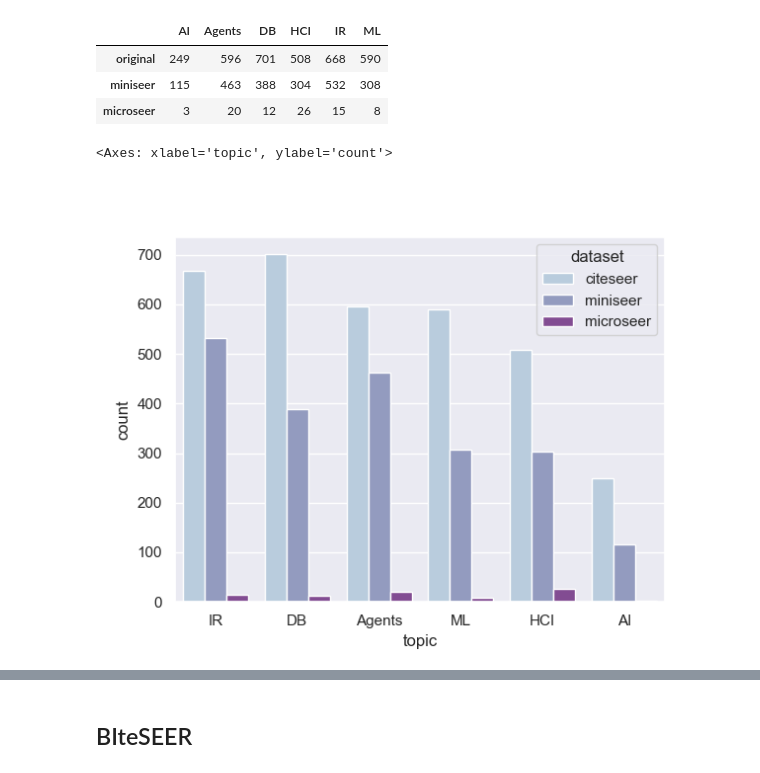
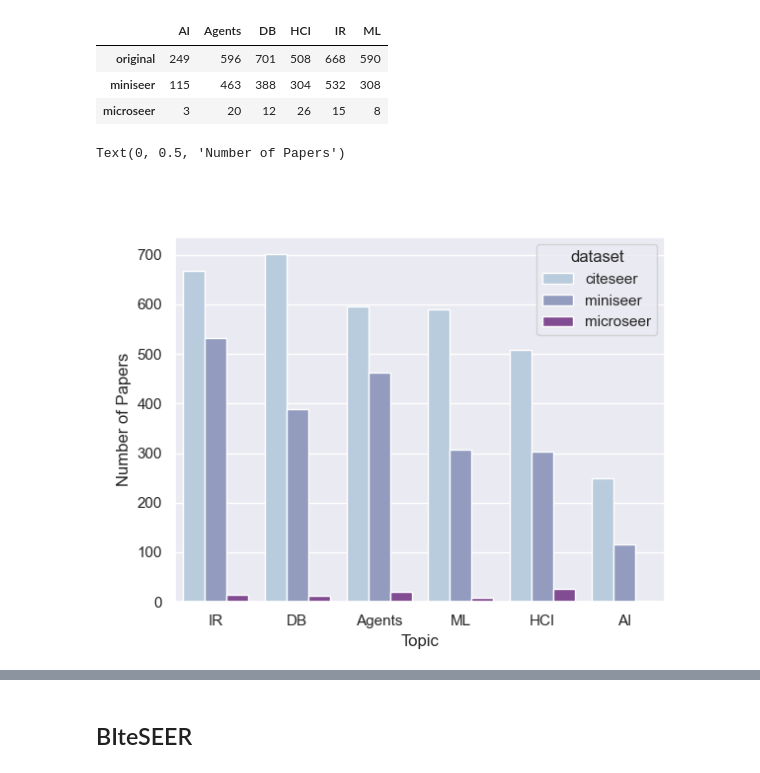
Before and after one commit to prasannadate/sgnn-superneuro, a Jupyter notebook: miniseer_maker.ipynb, the cells around one changed output, grey strips where cells are left out. Saved outputs shown, nothing was run; the diff lists cells and outputs as text; code cells hidden in the pictures.

```diff
--- a/miniseer_maker.ipynb
+++ b/miniseer_maker.ipynb
@@ -439,20 +439,24 @@ categories
 # %%
 def todf(papers, name):
     df = pd.DataFrame([{'name': paper.idx, 'topic': paper.label, 'citations': len(paper.citations)} for paper in papers.values()])
     df['dataset'] = name
     return df
 
 
 data = pd.concat([
     todf(papers, 'citeseer'),
     todf(miniseer, 'miniseer'),
     todf(microseer, 'microseer')])
 sns.set_theme(style="darkgrid", palette=sns.color_palette(['#b3cde3', '#8c96c6', '#88419d']))
+# %matplotlib qt
 %matplotlib widget
 fig, ax = plt.subplots()
 index = data['topic'].value_counts().index
 sns.countplot(data, x='topic', hue='dataset', order=index)
+plt.xlabel('Topic')
+plt.ylabel('Number of Papers')
+# plt.show()
 # %% [output]
-<Axes: xlabel='topic', ylabel='count'>
+Text(0, 0.5, 'Number of Papers')
-[figure, old version]
+[figure, new version]
 # %%
```
Also changed, not shown: parts of 8 cells of this notebook, 9 other files.
